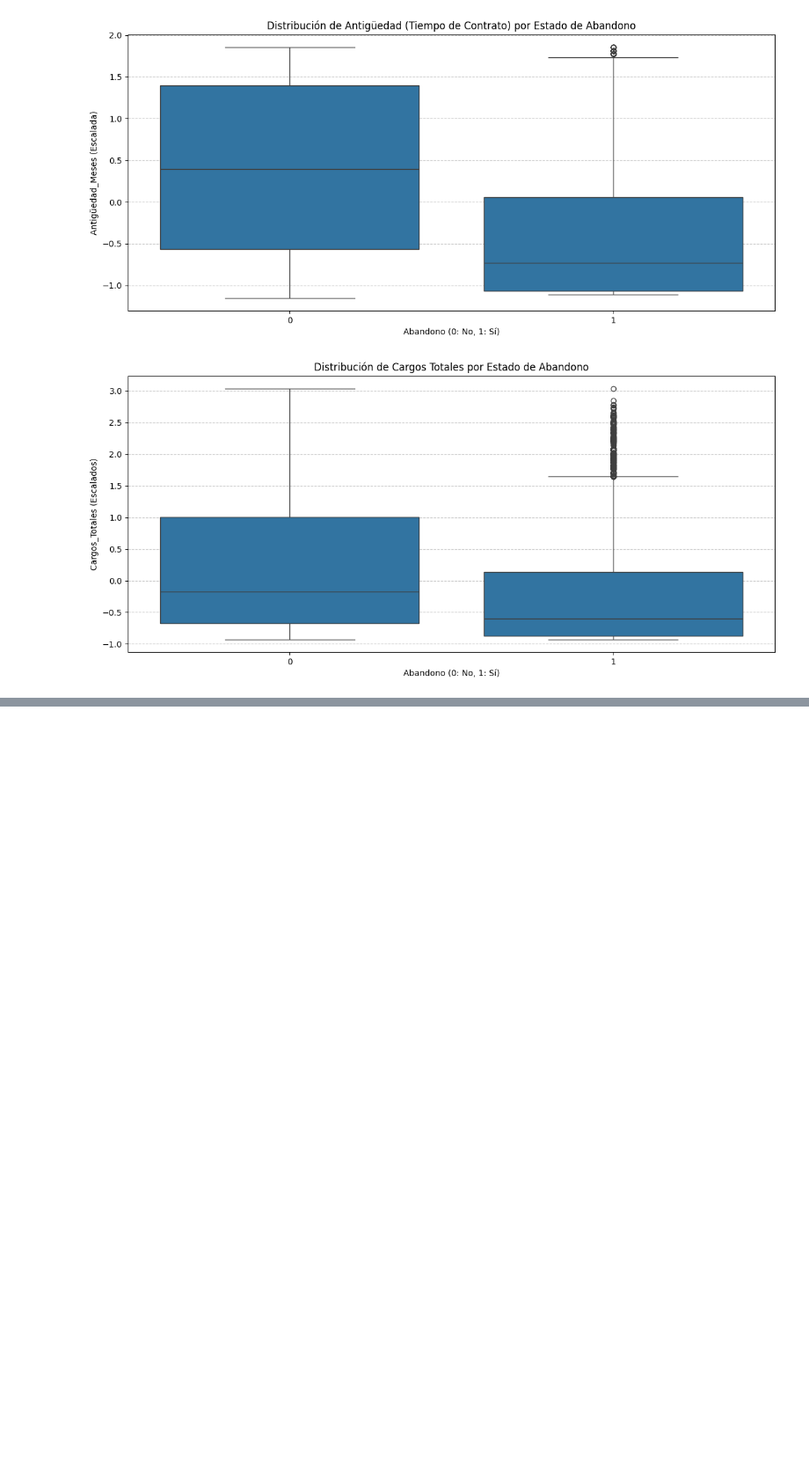
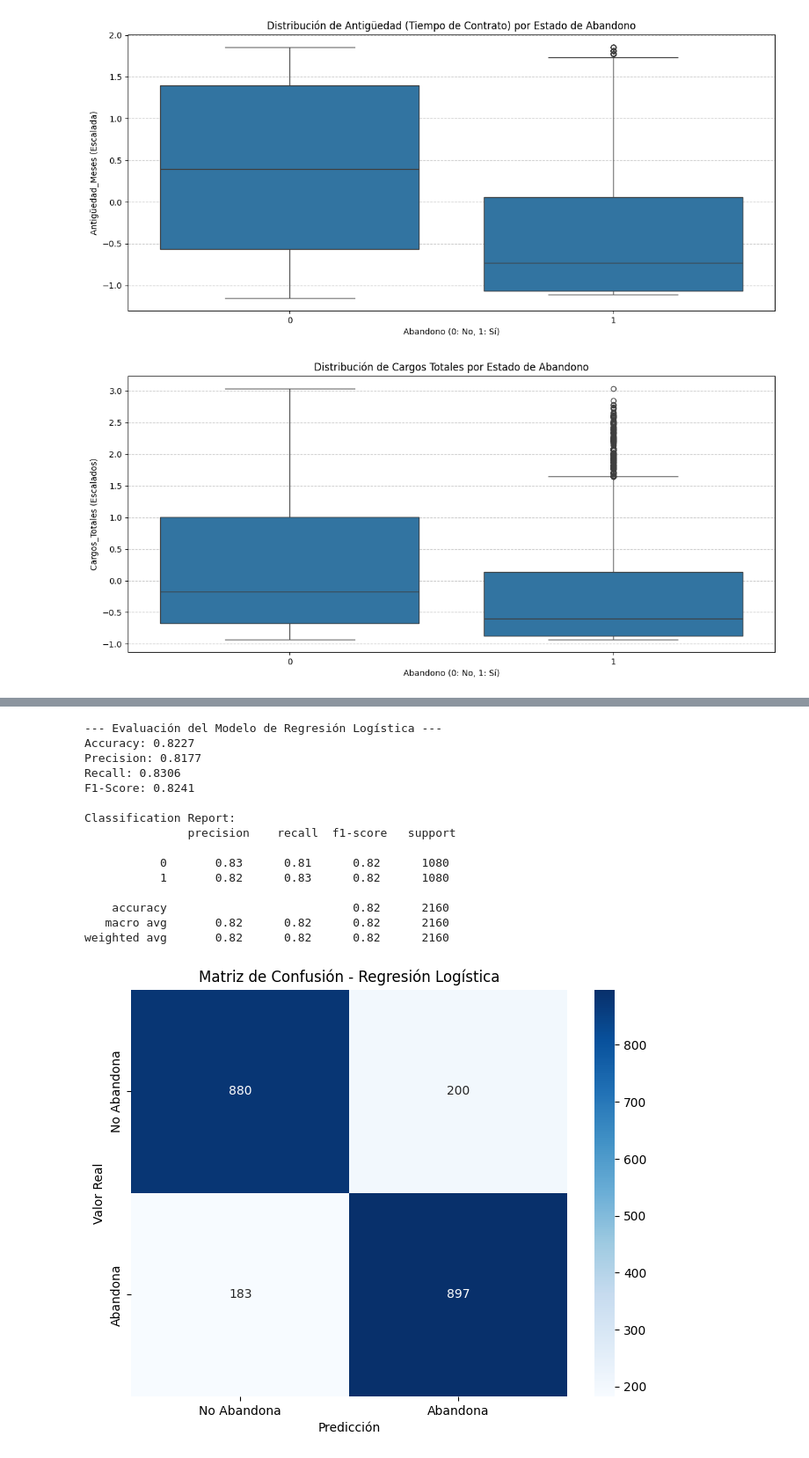
Before and after one commit to jorigo/Reto_2_TelecomX_P2, a Jupyter notebook: TelecomX_P2.ipynb, the cells around one changed output, grey strips where cells are left out. Shown at 88% size. Saved outputs shown, nothing was run; the diff lists cells and outputs as text; code cells hidden in the pictures; blank space fills up the shorter version.

```diff
--- a/TelecomX_P2.ipynb
+++ b/TelecomX_P2.ipynb
@@ -324,0 +327,19 @@ plt.show()
+# %%
+from sklearn.model_selection import train_test_split
+
+# Separar las características (X) y la variable objetivo (y)
+X = df_balanced.drop('Abandono', axis=1)
+y = df_balanced['Abandono']
+
+# Dividir el conjunto de datos en entrenamiento y prueba (80% entrenamiento, 20% prueba)
+X_train, X_test, y_train, y_test = train_test_split(X, y, test_size=0.2, random_state=42, stratify=y)
+
+print("Dimensiones de los conjuntos de entrenamiento y prueba:")
+print(f"X_train: {X_train.shape}")
+print(f"y_train: {y_train.shape}")
+print(f"X_test: {X_test.shape}")
+print(f"y_test: {y_test.shape}")
+
+print("\nDistribución de la variable objetivo en los conjuntos de entrenamiento y prueba:")
+print("y_train:\n", y_train.value_counts(normalize=True))
+print("\ny_test:\n", y_test.value_counts(normalize=True))
@@ -324,0 +369,48 @@ plt.show()
+# %%
+from sklearn.linear_model import LogisticRegression
+from sklearn.metrics import accuracy_score, precision_score, recall_score, f1_score, confusion_matrix, classification_report
+import matplotlib.pyplot as plt
+import seaborn as sns
+
+# Inicializar y entrenar el modelo de Regresión Logística
+logistic_model = LogisticRegression(random_state=42, solver='liblinear') # 'liblinear' es bueno para datasets pequeños y medianos
+logistic_model.fit(X_train, y_train)
+
+# Realizar predicciones en el conjunto de prueba
+y_pred_logistic = logistic_model.predict(X_test)
+
+# Evaluar el rendimiento del modelo
+print("\n--- Evaluación del Modelo de Regresión Logística ---")
+print(f"Accuracy: {accuracy_score(y_test, y_pred_logistic):.4f}")
+print(f"Precision: {precision_score(y_test, y_pred_logistic):.4f}")
+print(f"Recall: {recall_score(y_test, y_pred_logistic):.4f}")
+print(f"F1-Score: {f1_score(y_test, y_pred_logistic):.4f}")
+print("\nClassification Report:\n", classification_report(y_test, y_pred_logistic))
+
+# Matriz de Confusión
+cm_logistic = confusion_matrix(y_test, y_pred_logistic)
+plt.figure(figsize=(8, 6))
+sns.heatmap(cm_logistic, annot=True, fmt='d', cmap='Blues',
+            xticklabels=['No Abandona', 'Abandona'],
+            yticklabels=['No Abandona', 'Abandona'])
+plt.title('Matriz de Confusión - Regresión Logística')
+plt.xlabel('Predicción')
+plt.ylabel('Valor Real')
+plt.show()
+# %% [output]
+--- Evaluación del Modelo de Regresión Logística ---
+Accuracy: 0.8227
+Precision: 0.8177
+Recall: 0.8306
+F1-Score: 0.8241
+
+Classification Report:
+               precision    recall  f1-score   support
+
+           0       0.83      0.81      0.82      1080
+           1       0.82      0.83      0.82      1080
+
+    accuracy                           0.82      2160
+   macro avg       0.82      0.82      0.82      2160
+weighted avg       0.82      0.82      0.82      2160
+[figure, added]
```
Also changed, not shown: parts of 14 cells of this notebook.
